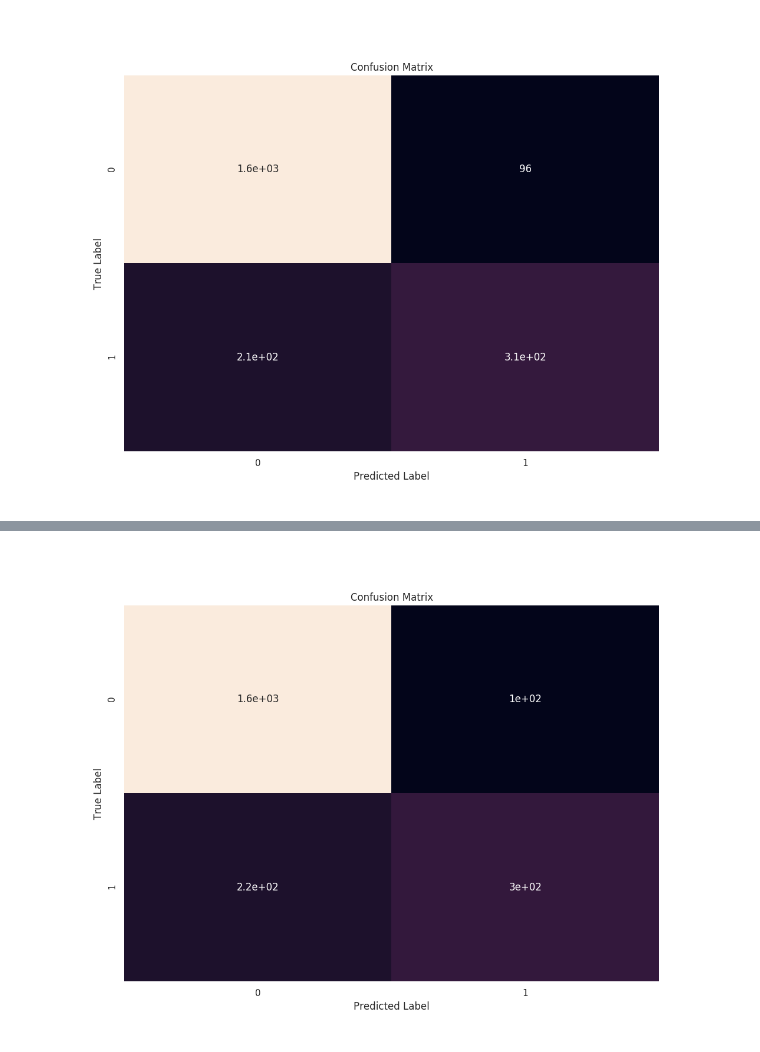
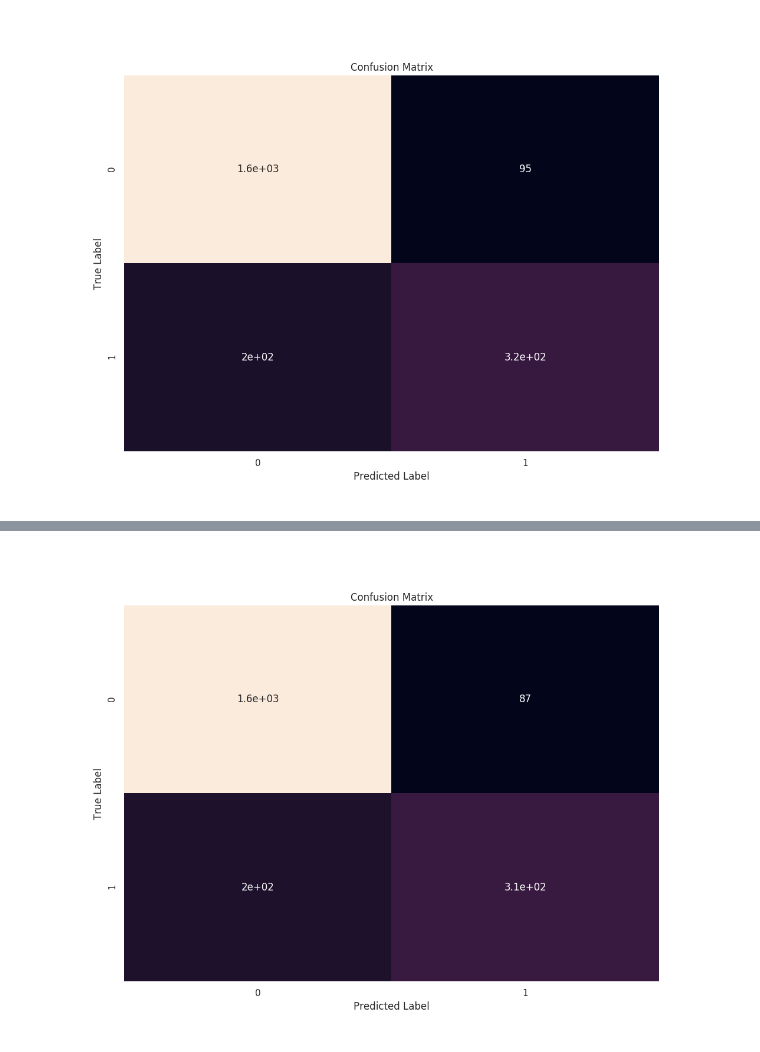
Before and after one commit to step4/udacity_sparkify, a Jupyter notebook: sparkify-nb.ipynb, the cells around one changed output, grey strips where cells are left out. Cells and saved outputs as stored; diff of their text form; code cells hidden in the pictures.

```diff
--- a/sparkify-nb.ipynb
+++ b/sparkify-nb.ipynb
@@ -820,7 +805,8 @@ F1 Score: 0.8599681106514127
 # %%
 gbtParamGrid = ParamGridBuilder() \
-    .addGrid(gbt.maxDepth,[5, 10]) \
-    .addGrid(gbt.stepSize,[0.1,0.5]) \
+    .addGrid(gbt.maxDepth,[4, 8]) \
+    .addGrid(gbt.stepSize,[0.05,0.3]) \
+    .addGrid(gbt.featureSubsetStrategy,['all','sqrt'])\
     .build()
 # %% [output]
 [interactive output not drawn]
@@ -843,9 +829,9 @@ Average accuracy for each param combination:
 # %%
-accuracy, f1score = check_validation_confmatrix(gbtModel)
+accuracy, f1score = check_validation_confmatrix(gbtCVModel)
 %matplot plt
 # %% [output]
 [interactive output not drawn]
-[figure, old version]
+[figure, new version]
 # %%
 print_accuracy_f1(accuracy, f1score)
 # %% [output]
```
Also changed, not shown: parts of 12 cells of this notebook, 1 other file.
